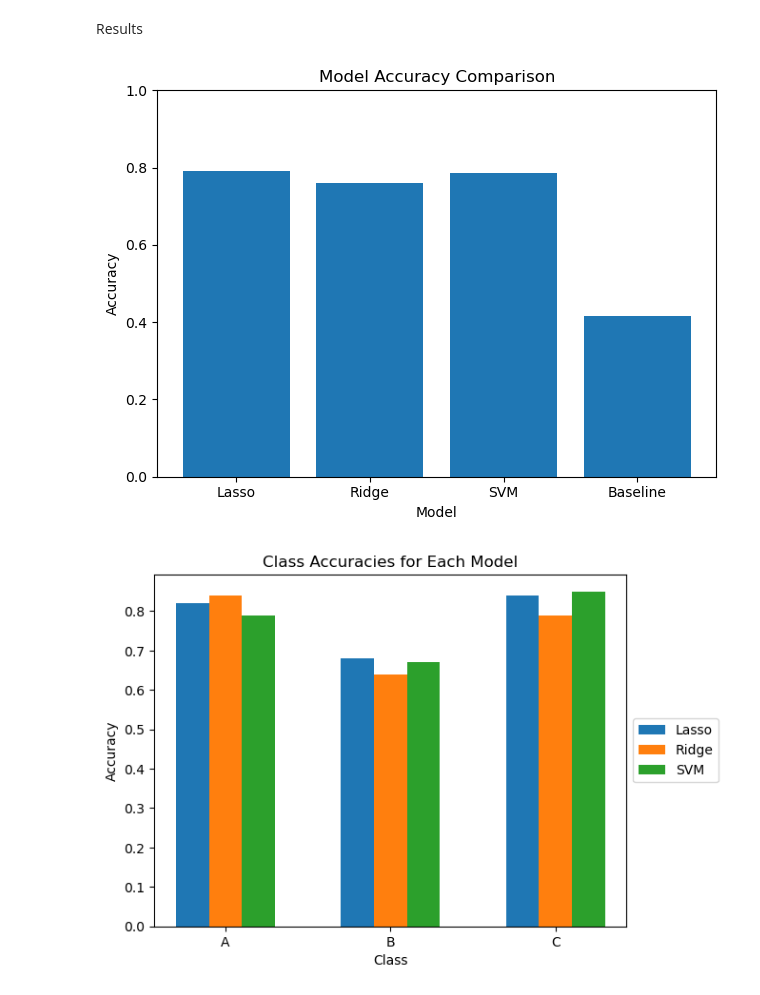
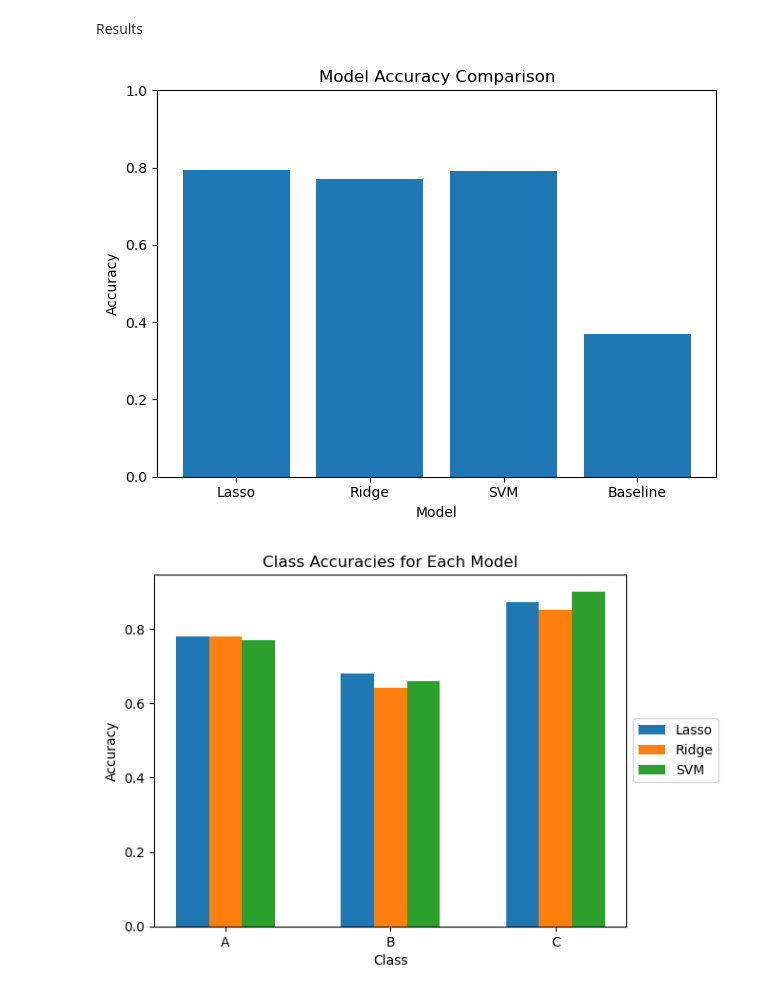
Before and after one commit to Beau-Belkowski/STT_811_Final_Project, a Jupyter notebook: STT_811_Project_Code.ipynb, the cells around one changed output. Drawn from its saved outputs; the diff is of its cells as text; code cells hidden in the pictures.

```diff
--- a/STT_811_Project_Code.ipynb
+++ b/STT_811_Project_Code.ipynb
@@ -706,7 +710,7 @@ print(coef_df.head(20))
 Results
 # %%
 models = ["Lasso", "Ridge", "SVM", "Baseline"]
-accuracies = [0.79, 0.76, 0.785, 0.415]
+accuracies = [0.795, 0.77, 0.79, 0.37]
 
 plt.figure()
 
@@ -721,28 +725,28 @@ plt.ylim(0, 1)  # accuracy range
 plt.tight_layout()
 plt.show()
 # %% [output]
-[figure, old version]
+[figure, new version]
 # %%
 models = {
-    "Lasso": [0.82, 0.68, 0.84],
-    "Ridge": [0.84, 0.64, 0.79],
-    "SVM":   [0.79, 0.67, 0.85]
+    "Lasso": [0.78, 0.68, 0.87],
+    "Ridge": [0.78, 0.64, 0.85],
+    "SVM":   [0.77, 0.66, 0.9]
 }
 
 categories = ['A', 'B', 'C']
 x = np.arange(len(categories))
 width = 0.2
 
 plt.figure()
 
 for i, (model_name, values) in enumerate(models.items()):
     plt.bar(x + i*width, values, width, label=model_name)
 
 plt.xticks(x + width, categories)
 plt.legend(loc='center left', bbox_to_anchor=(1, 0.5))
 plt.xlabel('Class')
 plt.ylabel('Accuracy')
 plt.title('Class Accuracies for Each Model')
 plt.show()
 # %% [output]
-[figure, old version]
+[figure, new version]
```
Also changed, not shown: parts of 18 cells of this notebook.
